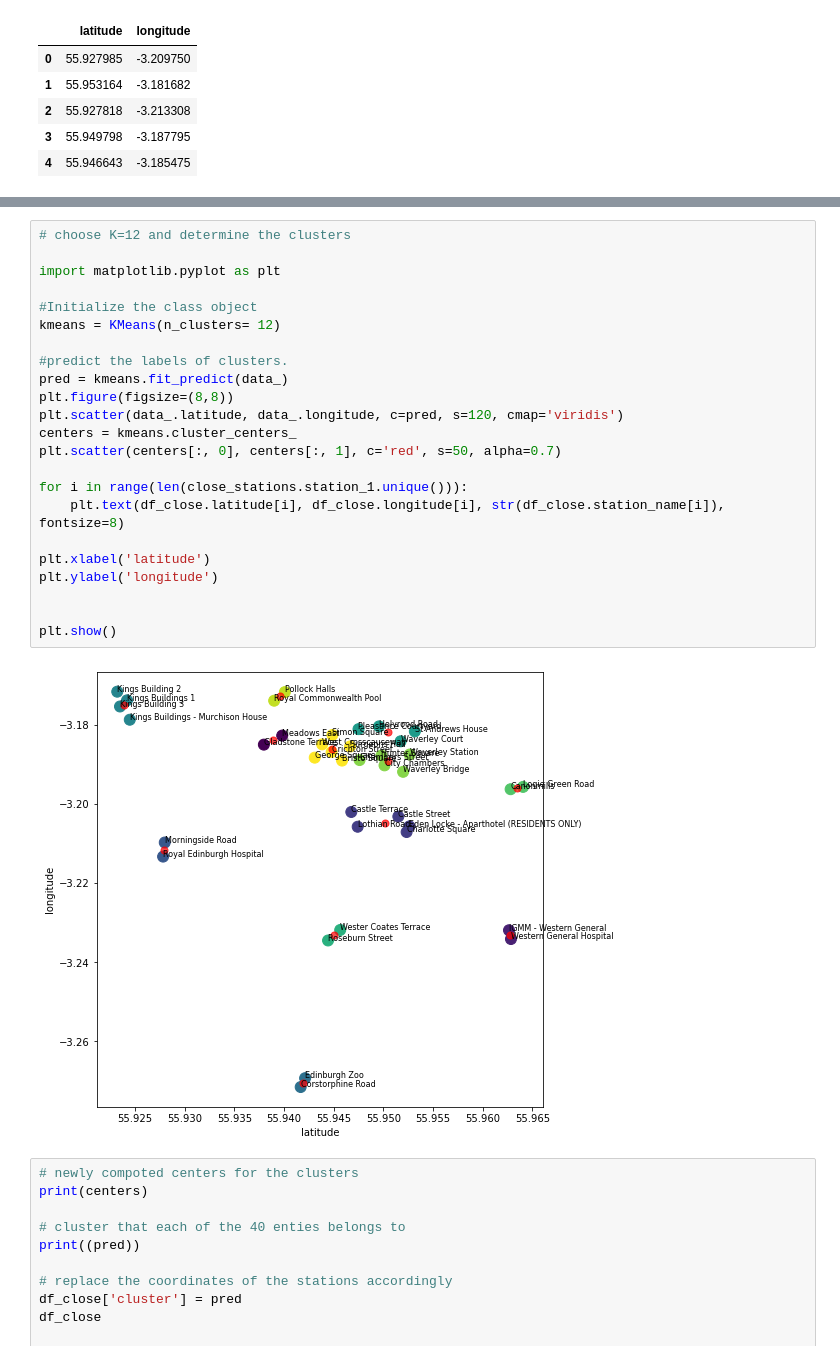
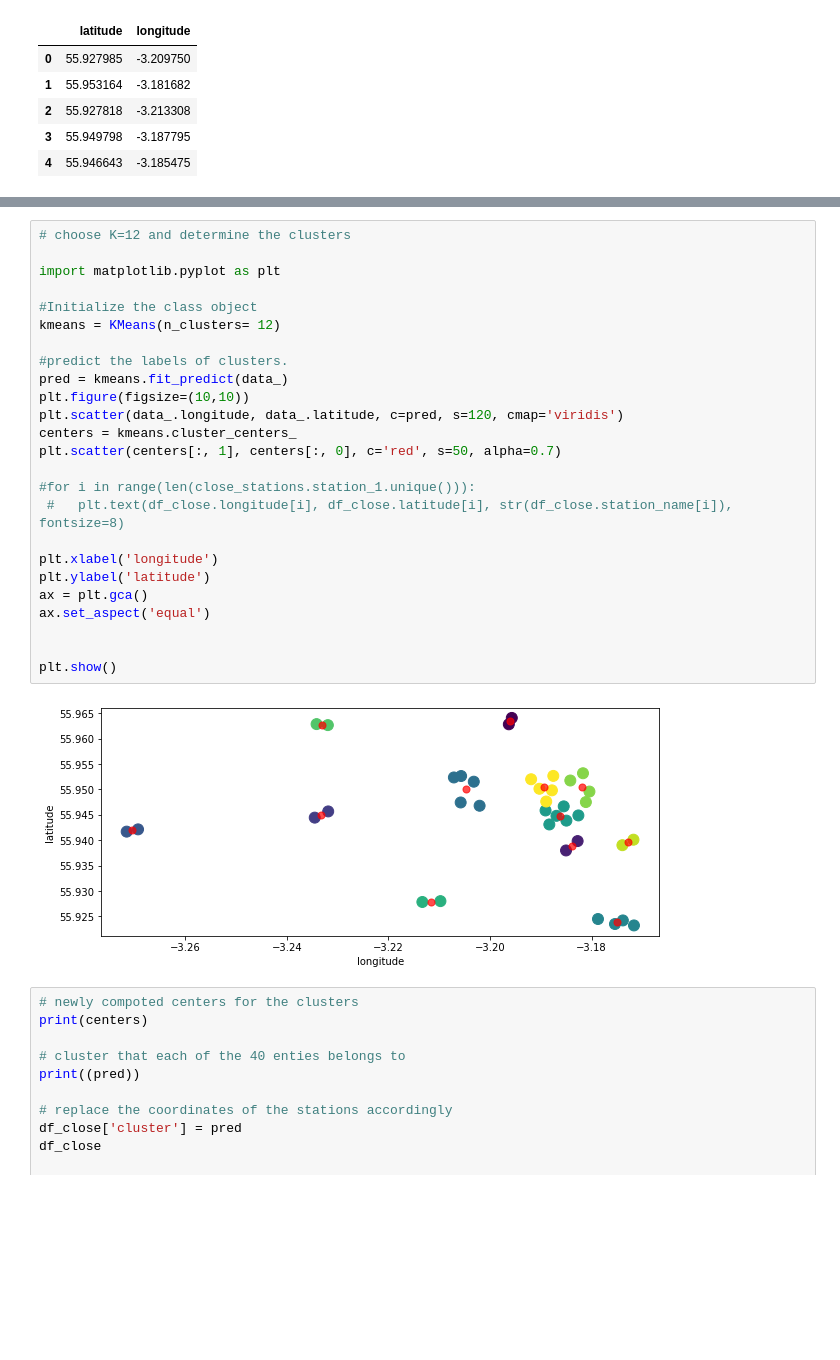
Before and after one commit to NikolasHe/MMCS_Project, a Jupyter notebook: notebook.ipynb, the cells around one changed output, grey strips where cells are left out. Cells and saved outputs as stored; diff of their text form; blank space fills up the shorter version.

Commit message:
demand data and model runs

```diff
--- a/notebook.ipynb
+++ b/notebook.ipynb
@@ -369,28 +368,30 @@ Text(0, 0.5, 'Inertia')
 # %%
 # choose K=12 and determine the clusters
 
 import matplotlib.pyplot as plt
 
 #Initialize the class object
 kmeans = KMeans(n_clusters= 12)
 
 #predict the labels of clusters.
 pred = kmeans.fit_predict(data_)
-plt.figure(figsize=(8,8))
-plt.scatter(data_.latitude, data_.longitude, c=pred, s=120, cmap='viridis')
+plt.figure(figsize=(10,10))
+plt.scatter(data_.longitude, data_.latitude, c=pred, s=120, cmap='viridis')
 centers = kmeans.cluster_centers_
-plt.scatter(centers[:, 0], centers[:, 1], c='red', s=50, alpha=0.7)
+plt.scatter(centers[:, 1], centers[:, 0], c='red', s=50, alpha=0.7)
 
-for i in range(len(close_stations.station_1.unique())):
-    plt.text(df_close.latitude[i], df_close.longitude[i], str(df_close.station_name[i]), fontsize=8)
+#for i in range(len(close_stations.station_1.unique())):
+ #   plt.text(df_close.longitude[i], df_close.latitude[i], str(df_close.station_name[i]), fontsize=8)
 
-plt.xlabel('latitude')
-plt.ylabel('longitude')
+plt.xlabel('longitude')
+plt.ylabel('latitude')
+ax = plt.gca()
+ax.set_aspect('equal')
 
 
 plt.show()
 # %% [output]
-[figure, old version]
+[figure, new version]
 # %%
 # newly compoted centers for the clusters
 print(centers)
```
Also changed, not shown: parts of 11 cells of this notebook, 23 other files.
